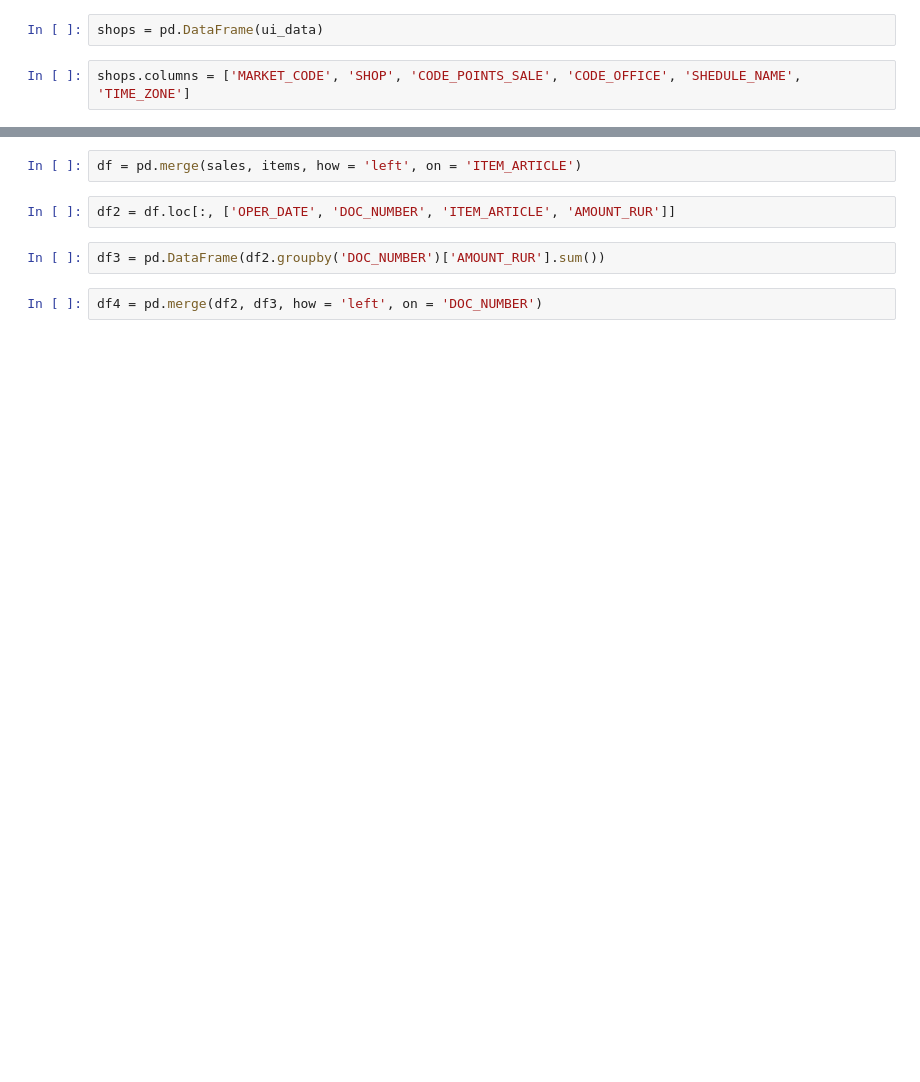
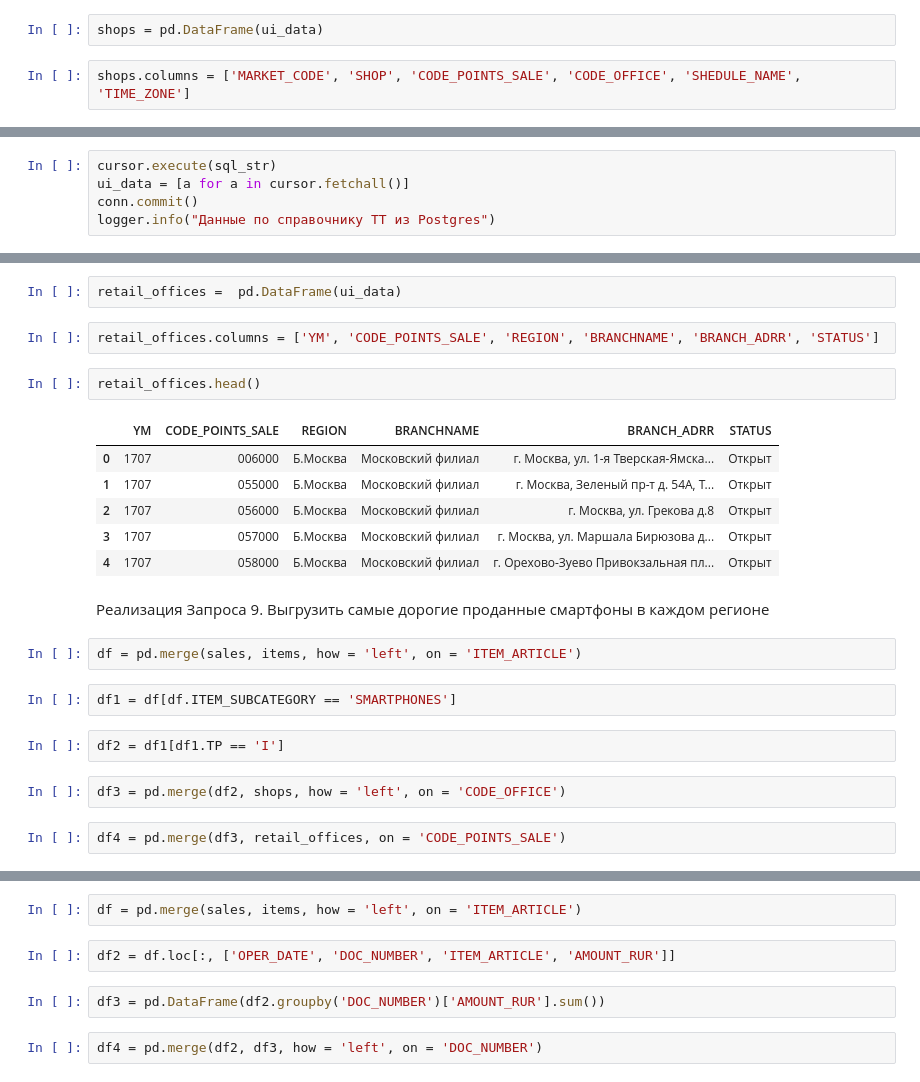
Before and after one commit to ppronchenko/study, a Jupyter notebook: Проект.ipynb, the cells around one changed output, grey strips where cells are left out. Drawn from its saved outputs; the diff is of its cells as text; blank space fills up the shorter version.

```diff
--- a/Проект.ipynb
+++ b/Проект.ipynb
@@ -124,0 +138,5 @@ shops.head()
+# %%
+cursor.execute(sql_str)
+ui_data = [a for a in cursor.fetchall()]
+conn.commit()
+logger.info("Данные по справочнику ТТ из Postgres")
@@ -124,0 +145,25 @@ shops.head()
+# %%
+retail_offices =  pd.DataFrame(ui_data)
+# %%
+retail_offices.columns = ['YM', 'CODE_POINTS_SALE', 'REGION', 'BRANCHNAME', 'BRANCH_ADRR', 'STATUS']
+# %%
+retail_offices.head()
+# %% [output]
+|  | YM | CODE_POINTS_SALE | REGION | BRANCHNAME | BRANCH_ADRR | STATUS |
+| 0 | 1707 | 006000 | Б.Москва | Московский филиал | г. Москва, ул. 1-я Тверская-Ямска... | Открыт |
+| 1 | 1707 | 055000 | Б.Москва | Московский филиал | г. Москва, Зеленый пр-т д. 54А, Т... | Открыт |
+| 2 | 1707 | 056000 | Б.Москва | Московский филиал | г. Москва, ул. Грекова д.8 | Открыт |
+| 3 | 1707 | 057000 | Б.Москва | Московский филиал | г. Москва, ул. Маршала Бирюзова д... | Открыт |
+| 4 | 1707 | 058000 | Б.Москва | Московский филиал | г. Орехово-Зуево Привокзальная пл... | Открыт |
+# %% [markdown]
+Реализация Запроса 9. Выгрузить самые дорогие проданные смартфоны в каждом регионе
+# %%
+df = pd.merge(sales, items, how = 'left', on = 'ITEM_ARTICLE')
+# %%
+df1 = df[df.ITEM_SUBCATEGORY == 'SMARTPHONES']
+# %%
+df2 = df1[df1.TP == 'I']
+# %%
+df3 = pd.merge(df2, shops, how = 'left', on = 'CODE_OFFICE')
+# %%
+df4 = pd.merge(df3, retail_offices, on = 'CODE_POINTS_SALE')
```
Also changed, not shown: parts of 56 cells of this notebook, 1 other file.
